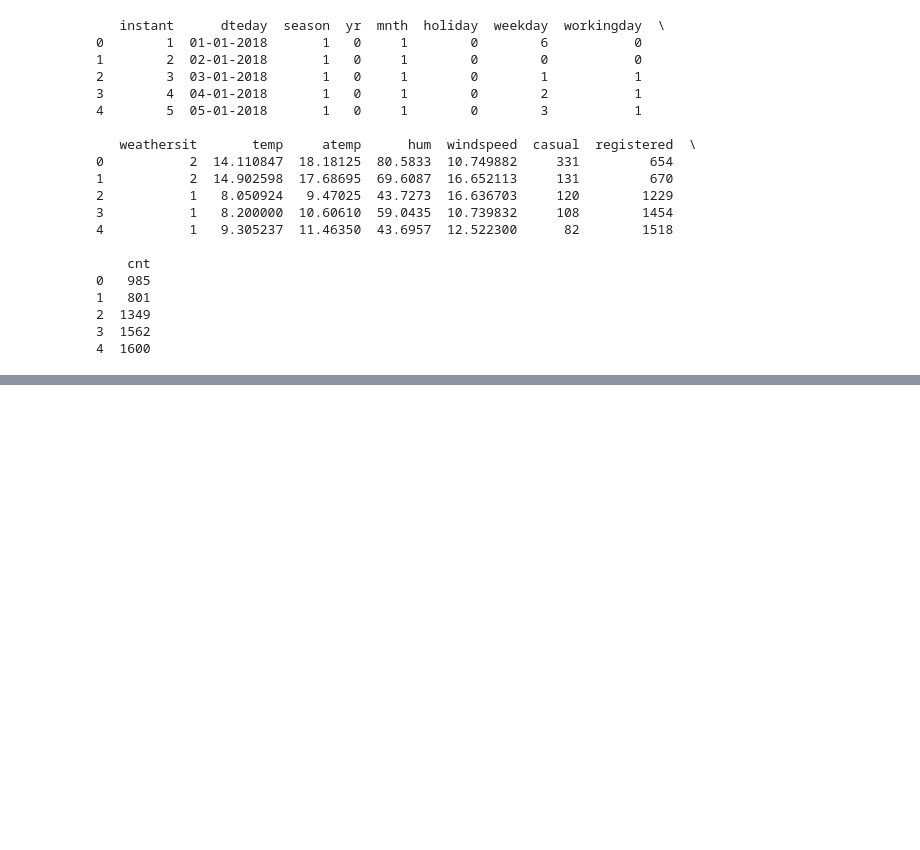
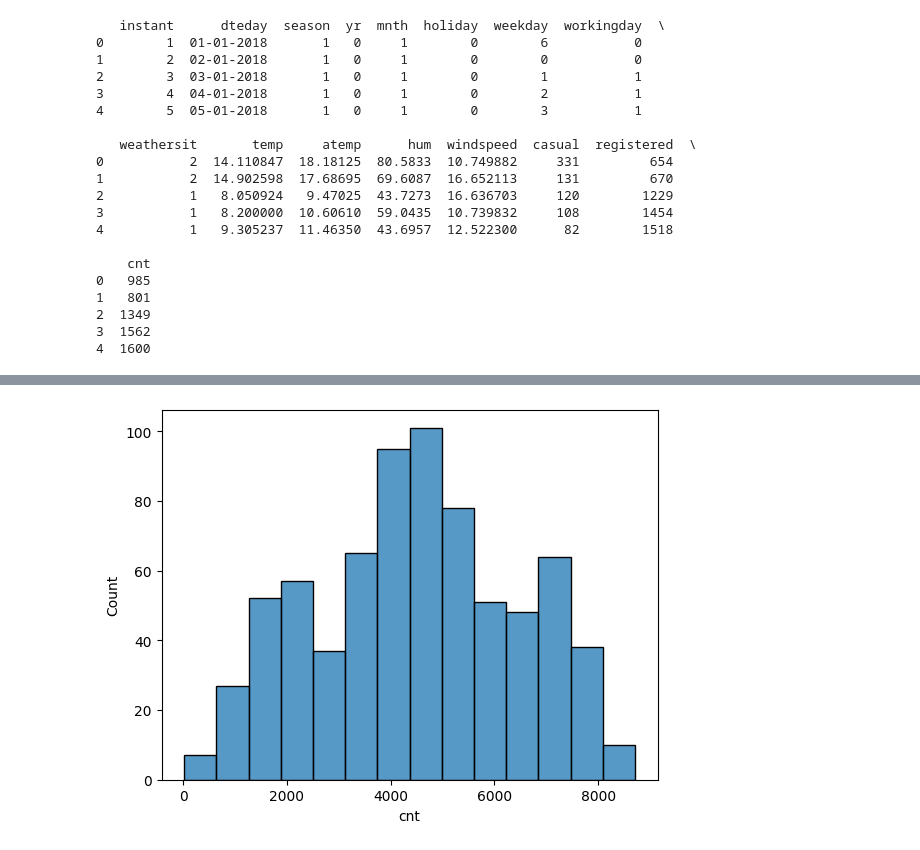
Before and after one commit to Geevanandam/BikeSharingAssignment, a Jupyter notebook: BikeSharingAssignment_Geeva.ipynb, the cells around one changed output, grey strips where cells are left out. Saved outputs shown, nothing was run; the diff lists cells and outputs as text; code cells hidden in the pictures; blank space fills up the shorter version.

```diff
--- a/BikeSharingAssignment_Geeva.ipynb
+++ b/BikeSharingAssignment_Geeva.ipynb
@@ -41,7 +53,3 @@ print(df.head())
 2  1349
 3  1562
 4  1600
-# %%
-# Assuming 'df' is the DataFrame
-df['weathersit'] = df['weathersit'].astype('category')
-df['season'] = df['season'].astype('category')
@@ -47,0 +93,13 @@ df['season'] = df['season'].astype('category')
+# %%
+# Drop columns 'casual' and 'registered'
+df.drop(['casual', 'registered', 'dteday'], axis=1, inplace=True)
+
+
+# Map categorical variable values (assuming a data dictionary is available)
+df['season'] = df['season'].map({1: 'Spring', 2: 'Summer', 3: 'Autumn', 4: 'Winter'})
+df['weathersit'] = df['weathersit'].map({1: 'Clear', 2: 'Cloudy', 3: 'Light Rain', 4: 'Heavy Rain + Thunderstorm'})
+# %%
+# prompt: apply get dummies
+# Apply get_dummies to categorical features
+df = pd.get_dummies(df, columns=['season', 'mnth', 'weekday', 'weathersit'], drop_first=True, dtype=int)
+print(df.head())
@@ -47,0 +149,6 @@ df['season'] = df['season'].astype('category')
+# %%
+# @title Histograms
+sns.histplot(df['cnt'])
+plt.show()
+# %% [output]
+[figure, added]
```
Also changed, not shown: parts of 17 cells of this notebook.
